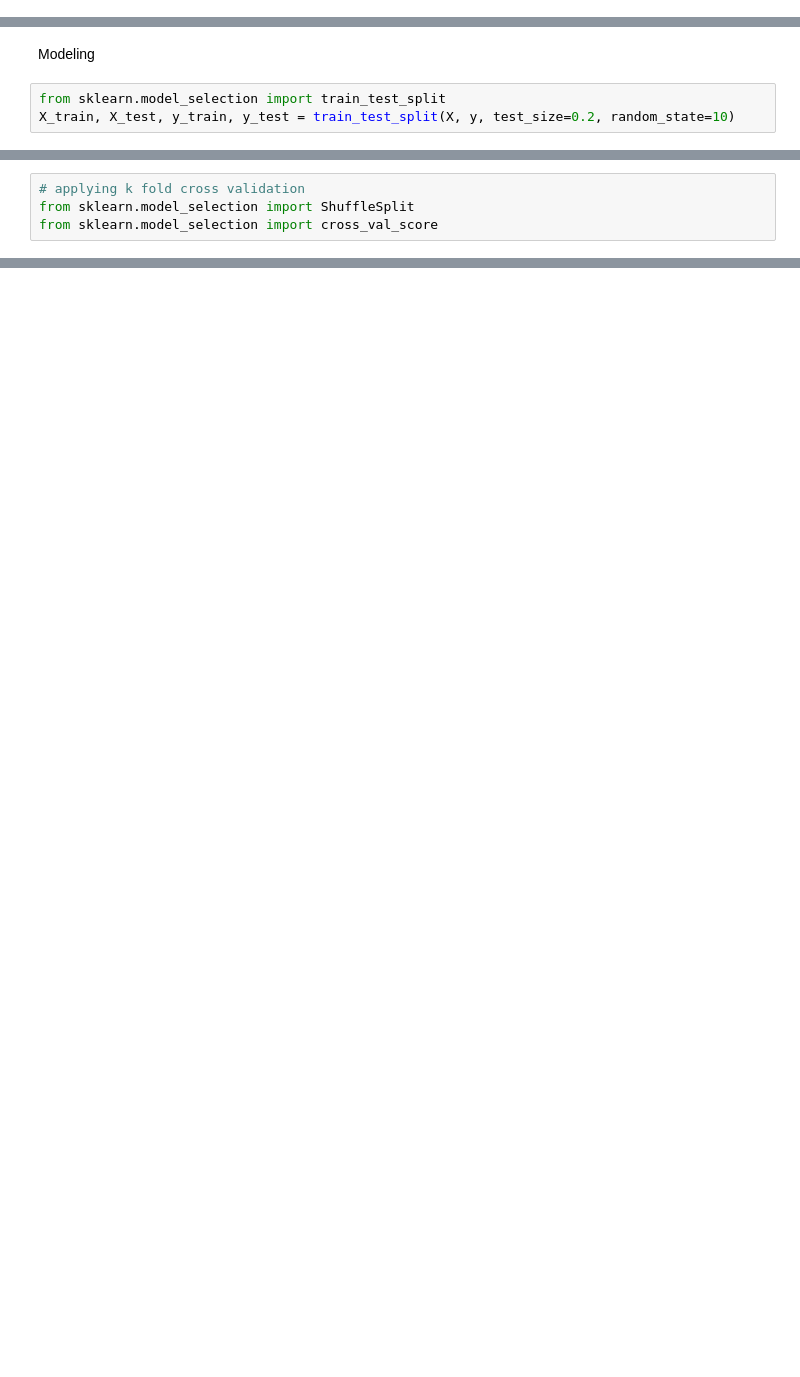
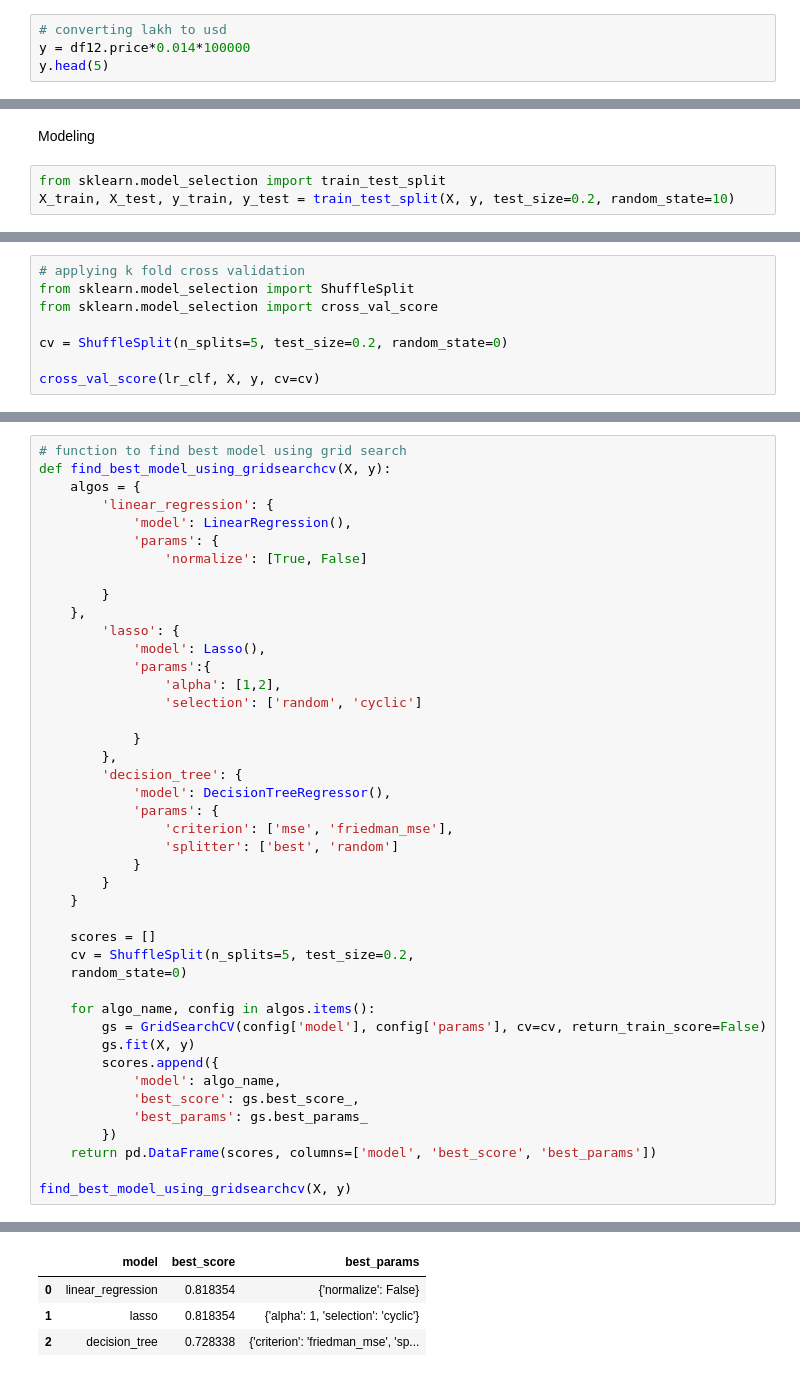
Before and after one commit to AlphonseBrandon/real-estate-price-predictions, a Jupyter notebook: model/model.ipynb, the cells around one changed output, grey strips where cells are left out. Drawn from its saved outputs; the diff is of its cells as text; blank space fills up the shorter version.

Commit message:
Model ready

```diff
--- a/model/model.ipynb
+++ b/model/model.ipynb
@@ -489,0 +483,4 @@ Name: price, dtype: float64
+# %%
+# converting lakh to usd
+y = df12.price*0.014*100000
+y.head(5)
@@ -504,3 +508,7 @@ lr_clf.score(X_test, y_test)
 # applying k fold cross validation
 from sklearn.model_selection import ShuffleSplit
 from sklearn.model_selection import cross_val_score
+
+cv = ShuffleSplit(n_splits=5, test_size=0.2, random_state=0)
+
+cross_val_score(lr_clf, X, y, cv=cv)
@@ -506,0 +524,44 @@ from sklearn.model_selection import cross_val_score
+# %%
+# function to find best model using grid search
+def find_best_model_using_gridsearchcv(X, y):
+    algos = {
+        'linear_regression': {
+            'model': LinearRegression(),
+            'params': {
+                'normalize': [True, False]
+
+        }
+    },
+        'lasso': {
+            'model': Lasso(),
+            'params':{
+                'alpha': [1,2],
+                'selection': ['random', 'cyclic']
+
+            }
+        },
+        'decision_tree': {
+            'model': DecisionTreeRegressor(),
+            'params': {
+                'criterion': ['mse', 'friedman_mse'],
+                'splitter': ['best', 'random']
+            }
+        }
+    }
+
+    scores = []
+    cv = ShuffleSplit(n_splits=5, test_size=0.2,
+    random_state=0)
+
+    for algo_name, config in algos.items():
+        gs = GridSearchCV(config['model'], config['params'], cv=cv, return_train_score=False)
+        gs.fit(X, y)
+        scores.append({
+            'model': algo_name,
+            'best_score': gs.best_score_,
+            'best_params': gs.best_params_
+        })
+    return pd.DataFrame(scores, columns=['model', 'best_score', 'best_params'])
+
+find_best_model_using_gridsearchcv(X, y)
+# %% [output]
@@ -506,0 +585,4 @@ from sklearn.model_selection import cross_val_score
+|  | model | best_score | best_params |
+| 0 | linear_regression | 0.818354 | {'normalize': False} |
+| 1 | lasso | 0.818354 | {'alpha': 1, 'selection': 'cyclic'} |
+| 2 | decision_tree | 0.728338 | {'criterion': 'friedman_mse', 'sp... |
```
Also changed, not shown: parts of 13 cells of this notebook, 2 other files.
